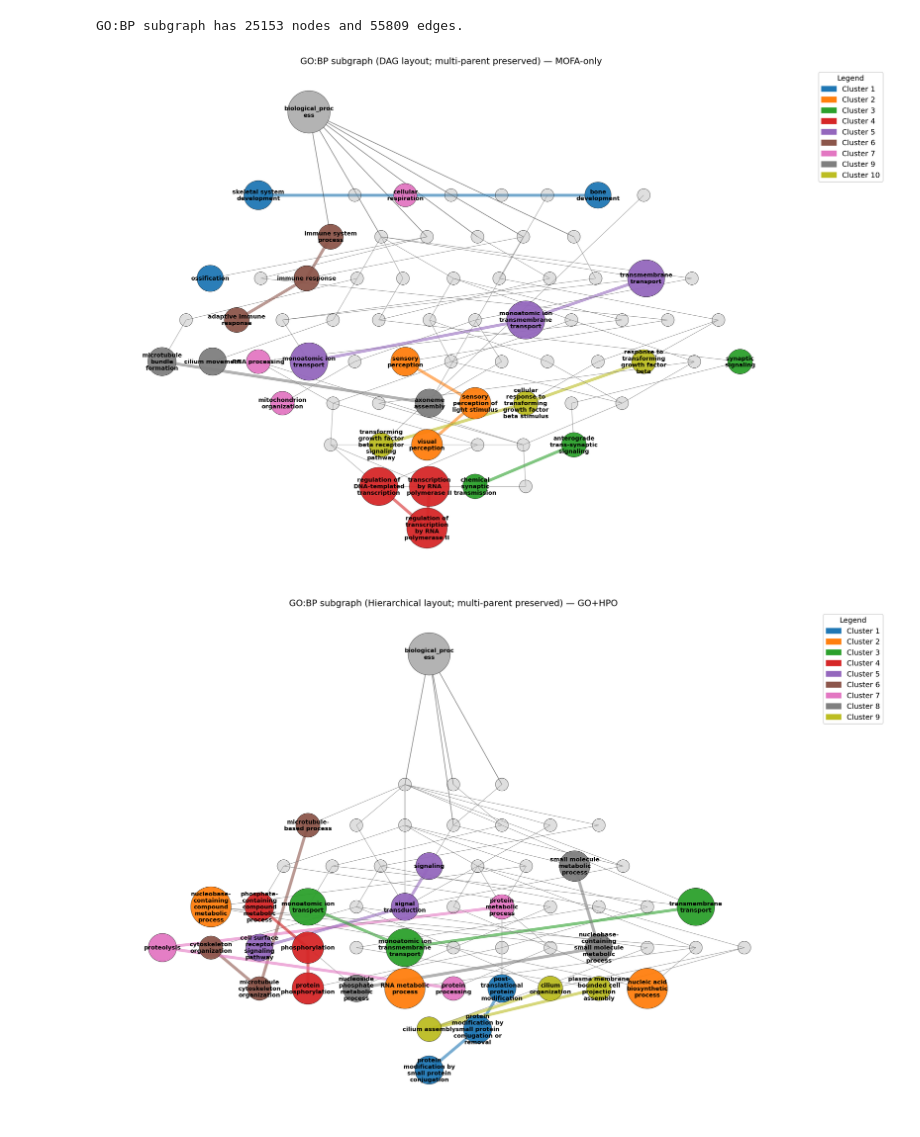
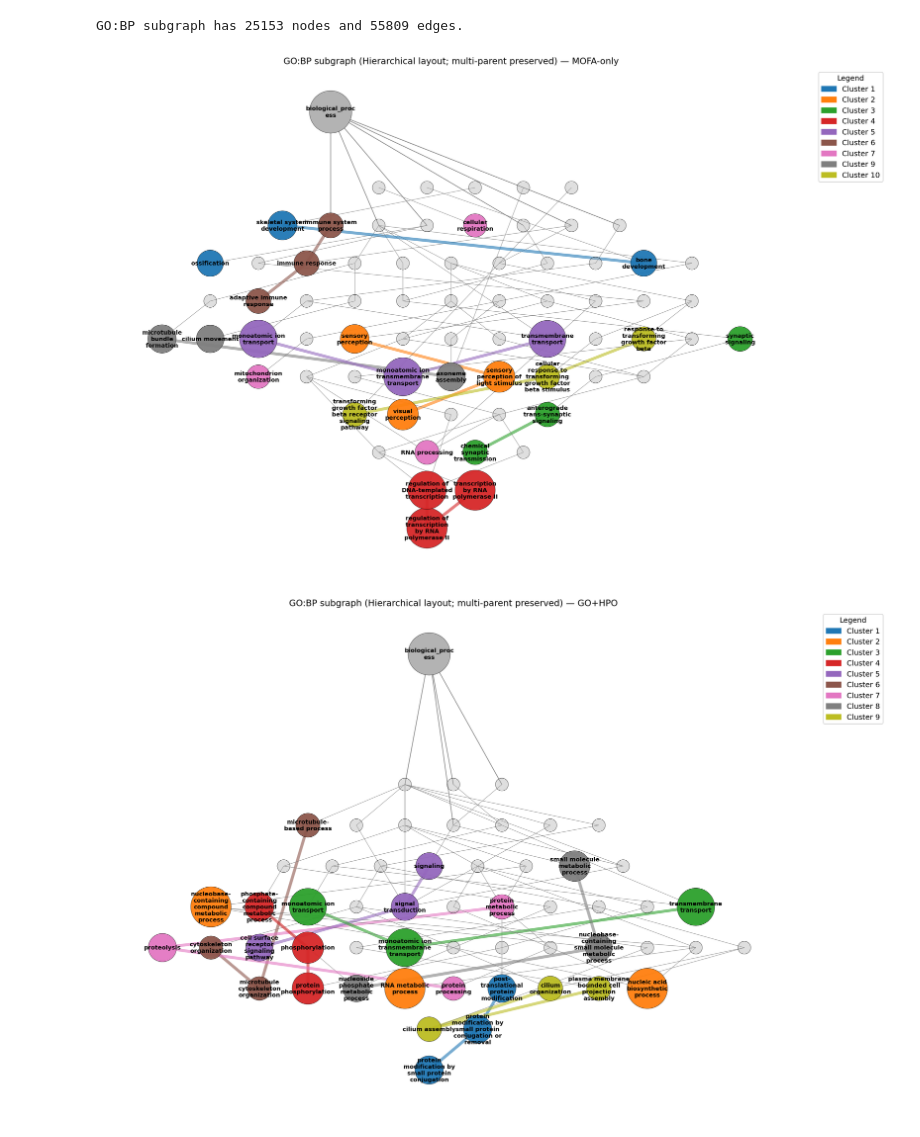
Before and after one commit to Filippo-Corti/ScientificVisualization, a Jupyter notebook: 02-data-integration/consensus_clustering.ipynb, the cells around one changed output. Drawn from its saved outputs; the diff is of its cells as text; code cells hidden in the pictures.

Commit message:
graph layout changed

```diff
--- a/02-data-integration/consensus_clustering.ipynb
+++ b/02-data-integration/consensus_clustering.ipynb
@@ -903,33 +903,33 @@ def plot_go_bp_graph(go_to_cluster, go_to_score, go_to_name, go_to_freq, title_s
     if label_mode != 'none':
         if label_mode == 'topN':
             order_nodes = sorted(selected_ids, key=lambda n: metric_value(n), reverse=True)
             label_nodes = order_nodes[:min(label_limit, len(order_nodes))]
         else:
             label_nodes = selected_ids[:min(label_limit, len(selected_ids))]
         if root_id in S:
             label_nodes = list(dict.fromkeys([root_id] + label_nodes))
         sel_labels = {n: labels[n] for n in label_nodes if n in S}
         nx.draw_networkx_labels(S, pos, labels=sel_labels, font_size=8, font_weight='bold')
 
     handles = [mpatches.Patch(color=cluster_to_color[cid], label=f"Cluster {cid}") for cid in clusters_present]
     plt.legend(handles=handles, title="Legend", bbox_to_anchor=(1.02, 1), loc='upper left')
     plt.axis('off')
     layout_label = {'tree':'Tree','hierarchical':'Hierarchical','spring':'Spring','dag':'DAG'}[layout]
     plt.title(f'GO:BP subgraph ({layout_label} layout; multi-parent preserved) — {title_suffix}')
     plt.tight_layout()
     plt.show()
 
 # Example usage with isolated root & enhanced spacing
 plot_go_bp_graph(go_to_cluster_mofa, go_to_score_mofa, go_to_name_mofa, go_to_freq_mofa,
-                 title_suffix="MOFA-only", layout='dag', include_full_ancestry=False, anc_depth=3,
+                 title_suffix="MOFA-only", layout='hierarchical', include_full_ancestry=False, anc_depth=3,
                  dag_depth_method='max', filter_shared_ancestors=True, shared_threshold=3,
                  keep_root=True, inject_root_path=True, root_extra_gap=2.0, enforce_root_top=True,
                  spacing_scale=1.3, x_spacing_scale=1.4, y_spacing_scale=1.6)
 plot_go_bp_graph(go_to_cluster_gohpo, go_to_score_gohpo, go_to_name_gohpo, go_to_freq_gohpo,
                  title_suffix="GO+HPO", layout='hierarchical', include_full_ancestry=False, anc_depth=3,
                  dag_depth_method='min', filter_shared_ancestors=True, shared_threshold=3,
                  keep_root=True, inject_root_path=True, root_extra_gap=2.2, enforce_root_top=True,
                  hierarchical_nodesep=1.5, hierarchical_ranksep=1.4, spacing_scale=1.2, x_spacing_scale=1.3, y_spacing_scale=1.5)
 # %% [output]
-[figure, old version]
+[figure, new version]
 [figure]
```
